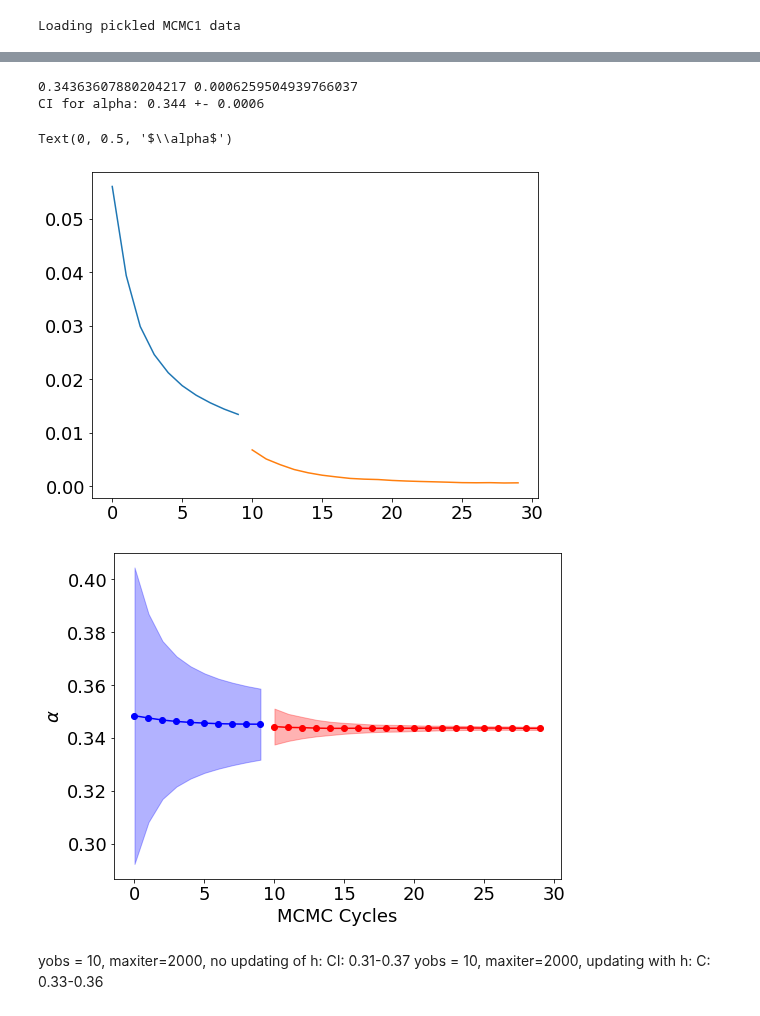
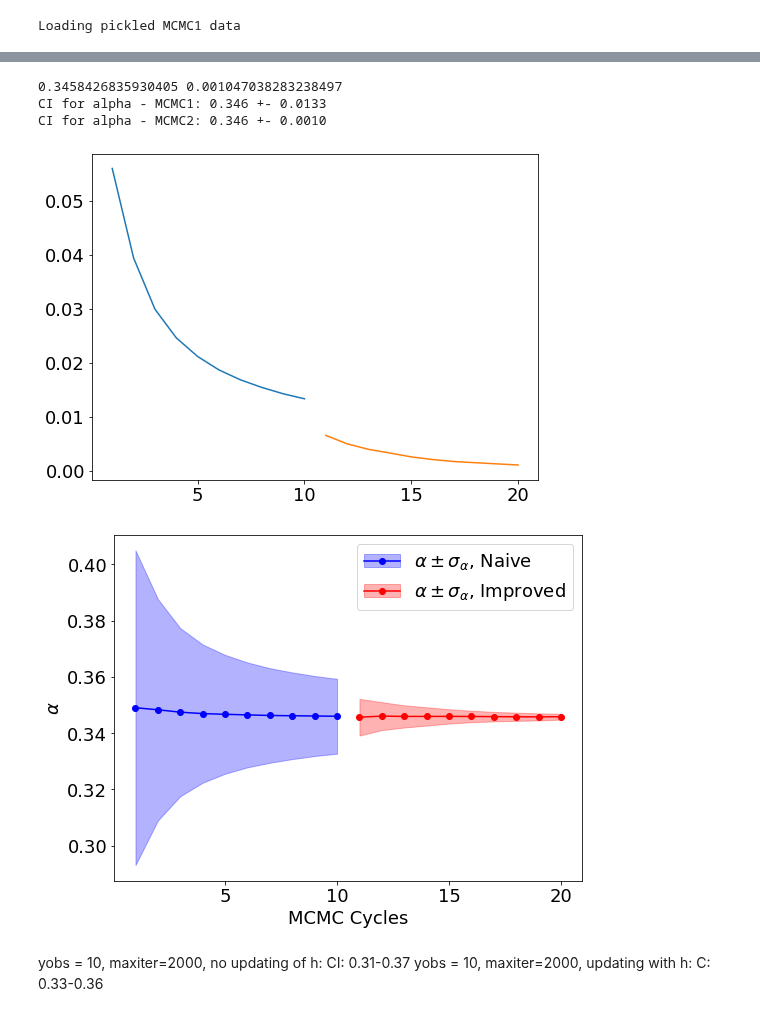
Before and after one commit to elindgren/asam_projects, a Jupyter notebook: Project3/project3_galton_board.ipynb, the cells around one changed output, grey strips where cells are left out. Drawn from its saved outputs; the diff is of its cells as text; code cells hidden in the pictures.

```diff
--- a/Project3/project3_galton_board.ipynb
+++ b/Project3/project3_galton_board.ipynb
@@ -643,7 +703,11 @@ for nData in nDatas:
 # %%
 fig2,ax2 = plt.subplots(figsize=(8,6))
+colors = ['b', 'r', 'g', 'k']
 for i, a in enumerate(nDatas):
-    plot_posterior(ax2, alphas[i], nDatas[i],i,10)
+    plot_posterior(ax2, alphas[i], r'$n_{Data} = $' + f'{a}',i,len(nDatas), color=colors[i])
+
 
     print(f'{statistic}: {np.mean(alphas[i]):.3f} +- {np.std(alphas[i]):.4f}')
 ax.legend()
+plt.tight_layout()
+plt.savefig('figures/data_naive.png')
@@ -679,7 +794,7 @@ def cycles_MCMC(y_obs, s_std, alpha_std, prior, max_iter=100, h=0.5,updateh = Tr
 
 
 nData = 1000
-mcmc1_file = f'saved_structures/mcmc1_nData={nData}.p'
+mcmc1_file = f'saved_structures/mcmc1_nData={nData}_no_s.p'
 if os.path.isfile(mcmc1_file):
     print('Loading pickled MCMC1 data')
     data = pickle.load(open( mcmc1_file, "rb" ))
@@ -688,19 +803,20 @@ else:
     print('Generating MCMC1 data')
     max_iter = 1000
     h = 0.1
+    statistic = 'NN_no_s'
     # y_obs,_ = gen_data(nData, alpha = 0.2)
     y_obs = gen_exp_data(nData)
     prior = sc.stats.uniform(loc=0, scale=0.5)
-    alphas1, acc1, hs1, prior1 = cycles_MCMC(y_obs, s_std, alpha_std, prior=prior, max_iter = max_iter, h=h, case=1, cycles=10, plot=True)
+    alphas1, acc1, hs1, prior1 = cycles_MCMC(y_obs, s_std, alpha_std, statistic=statistic, prior=prior, max_iter = max_iter, h=h, case=1, cycles=10, plot=True)
     data = (y_obs, alphas1, acc1, hs1, prior1)
     pickle.dump(data, open(mcmc1_file, "wb"))
 # %% [output]
 Loading pickled MCMC1 data
 # %%
 # Then run MCMC 2 with alst post as prior
-nData = 100
-y_obs = gen_exp_data(nData) # Remove these two!
-mcmc2_file = f'saved_structures/mcmc2_nData1={1000}_nData2={100}_20_cycles.p'
+# nData = 100
+# y_obs = gen_exp_data(nData) # Remove these two!
+mcmc2_file = f'saved_structures/mcmc2_nData={1000}.p'
 if os.path.isfile(mcmc2_file):
     print('Loading pickled MCMC2 data')
     data = pickle.load(open( mcmc2_file, "rb" ))
@@ -720,10 +835,12 @@ acc_rat = np.concatenate([acc1, acc2])
 hs = np.concatenate([hs1, hs2])
 
 fig,ax = plt.subplots(figsize=(8,6))
-for i,a in enumerate(alphas2):
-    if i%10 == 0:
-        plot_posterior(ax, a, f'{i}',i,30)
-
+for i,a in enumerate(alphas1):
+    if i%5 == 0:
+        plot_posterior(ax, a, f'Cycle: {i+1}',i,10)
+    elif i==9:
+        plot_posterior(ax, a, f'Cycle: {i+1}',i,10, plot_ci=True)
+plt.savefig('figures/naive_posterior.png')
 
 
 fig, ax = plt.subplots(figsize=(8,6))
@@ -744,46 +861,50 @@ ax2.tick_params(axis='y', colors=p2.get_color())
 # %%
 print(np.mean(alphas2[-1]), np.std(alphas2[-1]))
-print(f'CI for alpha: {np.mean(alphas2[-1]):.3f} +- {np.std(alphas2[-1]):.4f}')
+print(f'CI for alpha - MCMC1: {np.mean(alphas1[-1]):.3f} +- {np.std(alphas1[-1]):.4f}')
+print(f'CI for alpha - MCMC2: {np.mean(alphas2[-1]):.3f} +- {np.std(alphas2[-1]):.4f}')
 
 fig, ax = plt.subplots(figsize=(8,6))
 mean1 = []
 std1 = []
 mean2 = []
 std2 = []
 t1 = []
 t2 = []
 for i,a in enumerate(alphas1):
     mean1.append(a.mean())
     std1.append(a.std())
-    t1.append(i)
+    t1.append(i+1)
 
 for i,a in enumerate(alphas2):
     mean2.append(a.mean())
     std2.append(a.std())
-    t2.append(i+len(alphas1))
+    t2.append(i+len(alphas1)+1)
 
 ax.plot(t1,std1)
 ax.plot(t2,std2)
 
 fig, ax = plt.subplots(figsize=(8,6))
 mean1 = np.array(mean1)
 mean2 = np.array(mean2)
 std1 = np.array(std1)
 std2 = np.array(std2)
 # ax.errorbar(t1, y = mean1, yerr = std1, c='b')
 # ax.errorbar(t2, y = mean2, yerr = std2, c='r')
-ax.plot(t1, mean1, c='b', marker='.', markersize=12)
-ax.plot(t2, mean2, c='r', marker='.', markersize=12)
-ax.fill_between(t1, y1=mean1-std1, y2=mean1+std1, alpha=0.3, color='b')
-ax.fill_between(t2, y1=mean2-std2, y2=mean2+std2, alpha=0.3, color='r')
+m1, = ax.plot(t1, mean1, c='b', marker='.', markersize=12)
+m2, = ax.plot(t2, mean2, c='r', marker='.', markersize=12)
+ci1 = ax.fill_between(t1, y1=mean1-std1, y2=mean1+std1, alpha=0.3, color='b')
+ci2 = ax.fill_between(t2, y1=mean2-std2, y2=mean2+std2, alpha=0.3, color='r')
 ax.set_xlabel('MCMC Cycles')
 ax.set_ylabel(r'$\alpha$')
+ax.legend([(m1, ci1), (m2, ci2)], [ r'$\alpha \pm \sigma_{\alpha}$, Naive', r'$\alpha \pm \sigma_{\alpha}$, Improved'], loc='best')
+plt.tight_layout()
+plt.savefig('figures/improved_ci.png')
 # %% [output]
-0.34363607880204217 0.0006259504939766037
-CI for alpha: 0.344 +- 0.0006
+0.3458426835930405 0.001047038283238497
+CI for alpha - MCMC1: 0.346 +- 0.0133
+CI for alpha - MCMC2: 0.346 +- 0.0010
-Text(0, 0.5, '$\\alpha$')
-[figure, old version]
+[figure, new version]
-[figure, old version]
+[figure, new version]
 # %% [markdown]
 yobs = 10, maxiter=2000, no updating of h: CI: 0.31-0.37
 yobs = 10, maxiter=2000, updating with h: C: 0.33-0.36
```
Also changed, not shown: parts of 18 cells of this notebook, 12 other files.
